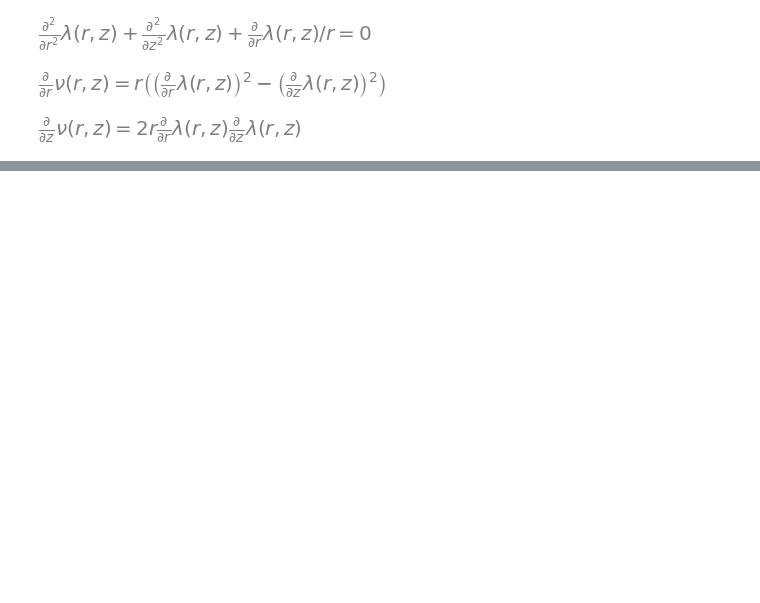
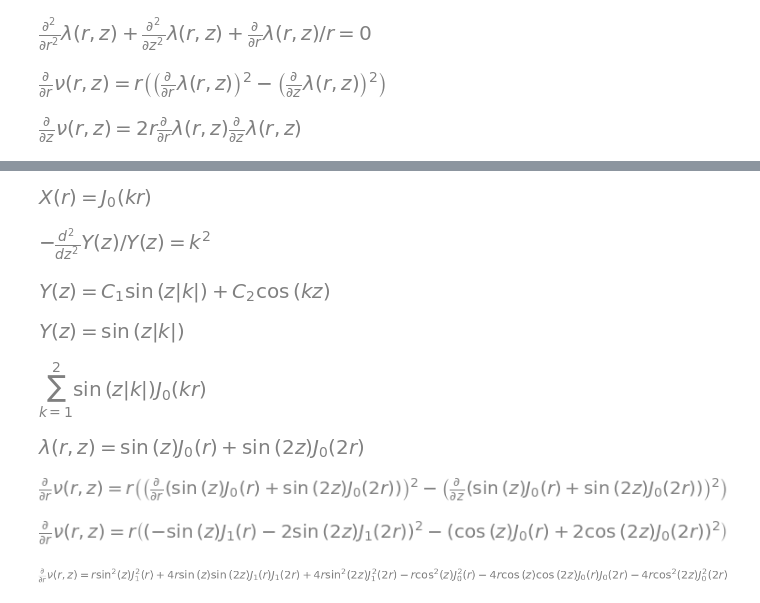
Before and after one commit to GeoffCope/General_Relativity_Python, a Jupyter notebook: New_Approach_to_Space_Time_Singularities_Susan_Scott.ipynb, the cells around one changed output, grey strips where cells are left out. Saved outputs shown, nothing was run; the diff lists cells and outputs as text; code cells hidden in the pictures; blank space fills up the shorter version.

```diff
--- a/New_Approach_to_Space_Time_Singularities_Susan_Scott.ipynb
+++ b/New_Approach_to_Space_Time_Singularities_Susan_Scott.ipynb
@@ -181,0 +204,45 @@ $\displaystyle \left[\begin{matrix}\frac{\partial^{2}}{\partial r^{2}} \lambda{\
+# %%
+#  Here we arbitrarily set one of the Bessel functions equal to zero... fix this later
+xSolutionParticular = xSolution.subs(xSolution.args[1].args[0].args[0],1).subs(xSolution.args[1].args[1].args[0],0)
+xSolutionParticular
+# %% [output]
+[figure, added]
+# %%
+yODE = Eq( pde_separate( eq, Lambda, [X(r),Y(z)])[1] ,  k**2 )
+yODE
+# %% [output]
+[figure, added]
+# %%
+ySolution = dsolve( yODE , Y(z))
+ySolution
+# %% [output]
+[figure, added]
+# %%
+#  Here we arbitrarily set cos equal to zero... fix this later
+ySolutionParticular = ySolution.subs(ySolution.args[1].args[0].args[0],1).subs(ySolution.args[1].args[1].args[0],0)
+ySolutionParticular
+# %% [output]
+[figure, added]
+# %%
+#  Here we arbitrary pick just two terms as an example...
+Sum( ( xSolutionParticular.args[1] * ySolutionParticular.args[1] ) ,(k,1,2) )
+# %% [output]
+[figure, added]
+# %%
+lambdaSumTwoTerms = Eq(Lambda, Sum( ( xSolutionParticular.args[1] * ySolutionParticular.args[1] ) ,(k,1,2) ).doit() )
+lambdaSumTwoTerms
+# %% [output]
+[figure, added]
+# %%
+dnudrPDE = vacuumFieldEquations[1].subs(lambdaSumTwoTerms.args[0],lambdaSumTwoTerms.args[1])
+dnudrPDE
+# %% [output]
+[figure, added]
+# %%
+dnudrPDE.doit()
+# %% [output]
+[figure, added]
+# %%
+expand(dnudrPDE.doit())
+# %% [output]
+[figure, added]
```
Also changed, not shown: parts of 15 cells of this notebook, 4 other files.
